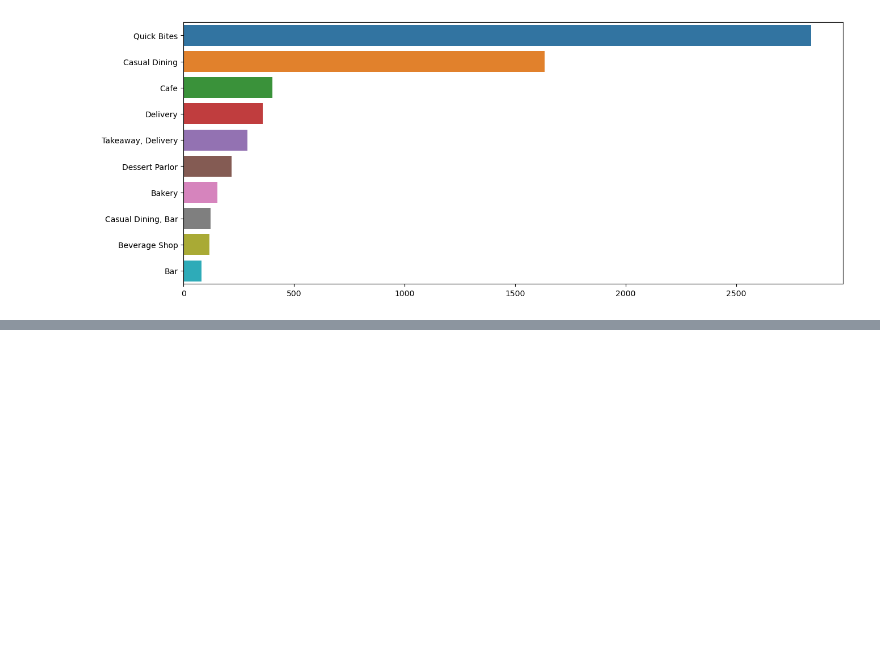
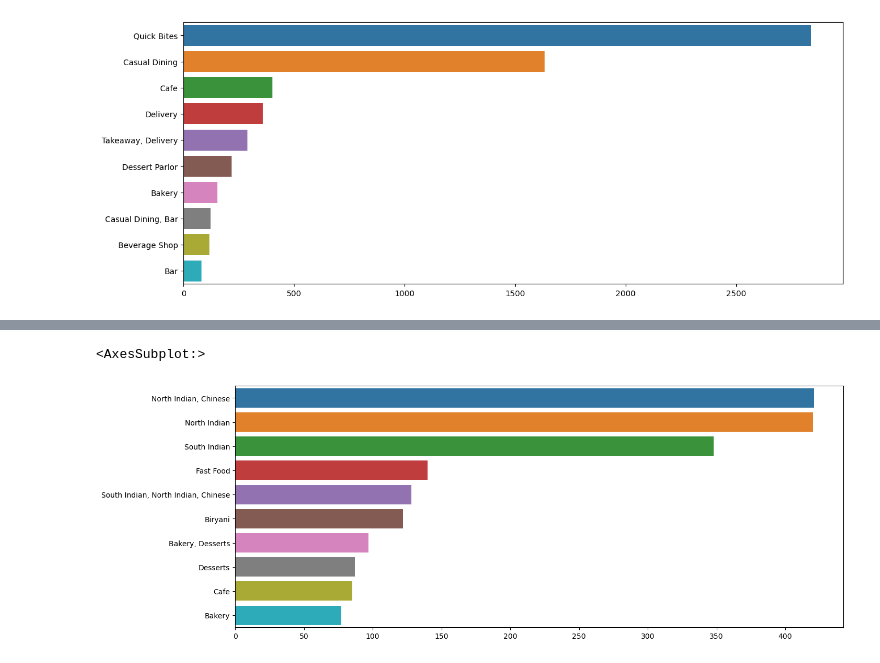
Before and after one commit to sunilbhandari123/Zomoto-Datasets, a Jupyter notebook: Untitled.ipynb, the cells around one changed output, grey strips where cells are left out. Drawn from its saved outputs; the diff is of its cells as text; code cells hidden in the pictures; blank space fills up the shorter version.

```diff
--- a/Untitled.ipynb
+++ b/Untitled.ipynb
@@ -251,5 +286,5 @@ sns.barplot(x=list_10.values,y=list_10.index)
 # %%
 list_10=list(list_10)
 # %%
-for categories in list_10:
-    df[['restaurant type']+categories]=np.where(df['restaurant type']==categories,1,0)
+#for categories in list_10:
+    #df[categories]=np.where(df['restaurant type']==categories,1,0)
@@ -275,0 +341,8 @@ df
+# %%
+list_10=df['cuisines type'].value_counts().sort_values(ascending=False).head(10)
+# %%
+plt.figure(figsize=(15,6))
+sns.barplot(x=list_10.values,y=list_10.index)
+# %% [output]
+<AxesSubplot:>
+[figure, added]
```
Also changed, not shown: parts of 28 cells of this notebook.
